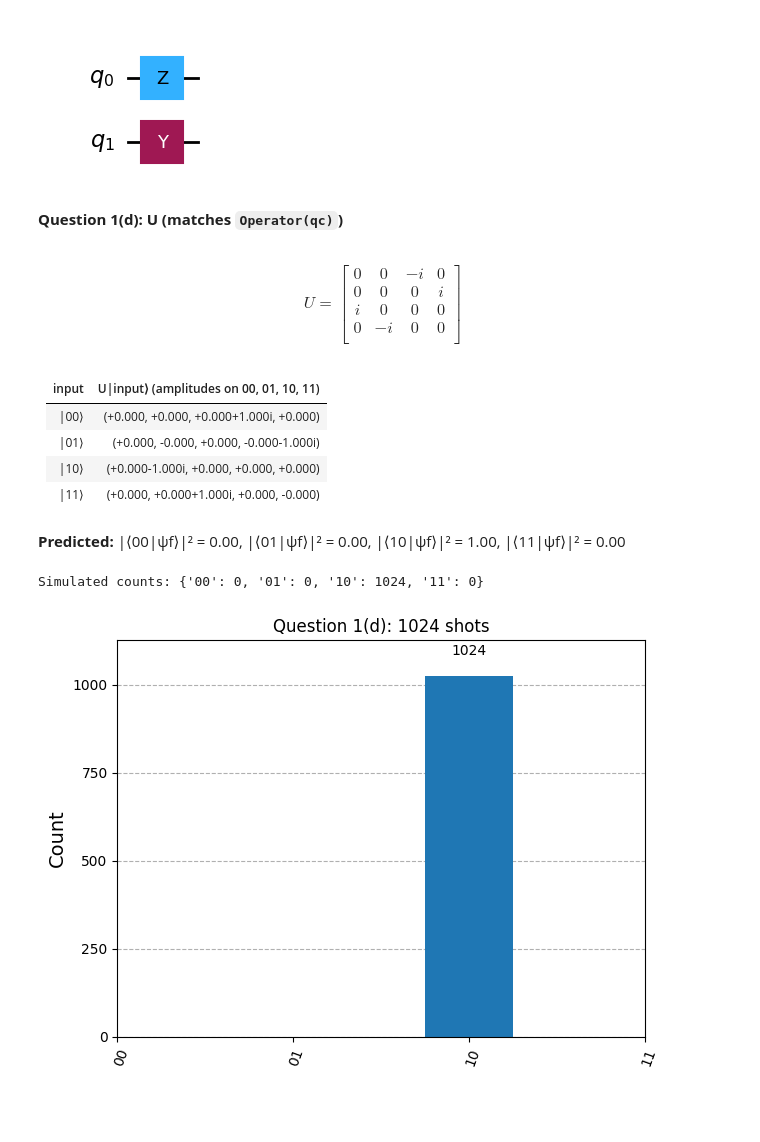
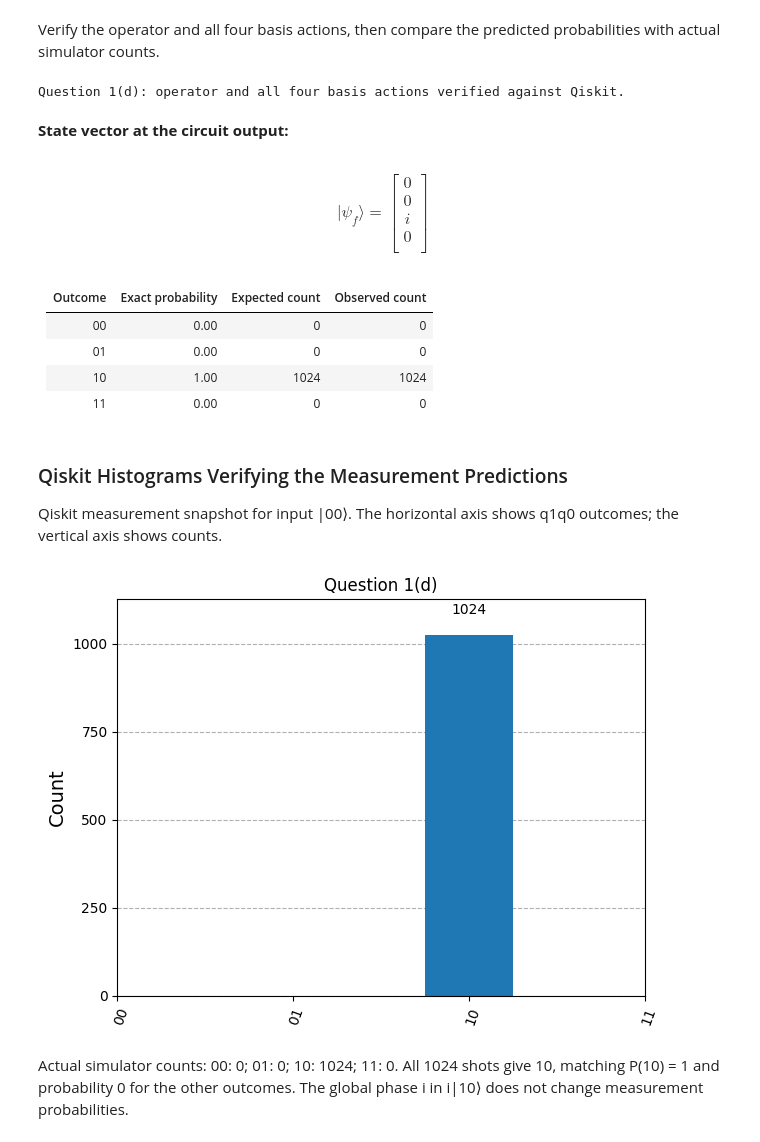
Before and after one commit to albertokabore/Quantum-Computation_3, a Jupyter notebook: Assignment3.ipynb, the cells around one changed output. Cells and saved outputs as stored; diff of their text form; code cells hidden in the pictures; blank space fills up the shorter version.

```diff
--- a/Assignment3.ipynb
+++ b/Assignment3.ipynb
@@ -192,28 +415,39 @@ $$U = Y_{q_1}\otimes Z_{q_0} = Y\otimes Z = \begin{pmatrix}0 & -iZ\\ iZ & 0\end{
+# %% [markdown]
+Verify the operator and all four basis actions, then compare the predicted probabilities with actual simulator counts.
 # %%
 qc = QuantumCircuit(2)
 qc.z(0)
 qc.y(1)
-display(qc.draw('mpl'))
-analyze(qc, np.kron(Y, Z), 'Question 1(d)')
+counts_q1d = analyze(qc, np.kron(Y, Z), 'Question 1(d)')
 # %% [output]
-[figure, removed]
+Question 1(d): operator and all four basis actions verified against Qiskit.
-**Question 1(d): U (matches `Operator(qc)`)**
+**State vector at the circuit output:**
 $$
-U =
+|\psi_f\rangle =
 \begin{bmatrix}
-0 & 0 & - i & 0  \\
- 0 & 0 & 0 & i  \\
- i & 0 & 0 & 0  \\
- 0 & - i & 0 & 0  \\
+0  \\
+ 0  \\
+ i  \\
+ 0  \\
  \end{bmatrix}
 $$
-| input | U\|input⟩ (amplitudes on 00, 01, 10, 11) |
-|---|---|
-| \|00⟩ | (+0.000, +0.000, +0.000+1.000i, +0.000) |
-| \|01⟩ | (+0.000, -0.000, +0.000, -0.000-1.000i) |
-| \|10⟩ | (+0.000-1.000i, +0.000, +0.000, +0.000) |
-| \|11⟩ | (+0.000, +0.000+1.000i, +0.000, -0.000) |
+| Outcome | Exact probability | Expected count | Observed count |
+|---|---:|---:|---:|
+| 00 | 0.00 | 0 | 0 |
+| 01 | 0.00 | 0 | 0 |
+| 10 | 1.00 | 1024 | 1024 |
+| 11 | 0.00 | 0 | 0 |
-**Predicted:** |⟨00|ψf⟩|² = 0.00, |⟨01|ψf⟩|² = 0.00, |⟨10|ψf⟩|² = 1.00, |⟨11|ψf⟩|² = 0.00
-Simulated counts: {'00': 0, '01': 0, '10': 1024, '11': 0}
-[figure, removed]
+# %% [markdown]
+### Qiskit Histograms Verifying the Measurement Predictions
+
+Qiskit measurement snapshot for input |00⟩. The horizontal axis shows q1q0 outcomes; the vertical axis shows counts.
+# %%
+figure = plot_histogram(counts_q1d, title="Question 1(d)")
+
+display(figure)
+plt.close(figure)
+# %% [output]
+[figure, added]
+# %% [markdown]
+Actual simulator counts: 00: 0; 01: 0; 10: 1024; 11: 0. All 1024 shots give 10, matching P(10) = 1 and probability 0 for the other outcomes. The global phase i in i|10⟩ does not change measurement probabilities.
 # %% [markdown]
```
Also changed, not shown: parts of 29 cells of this notebook, 42 other files.
